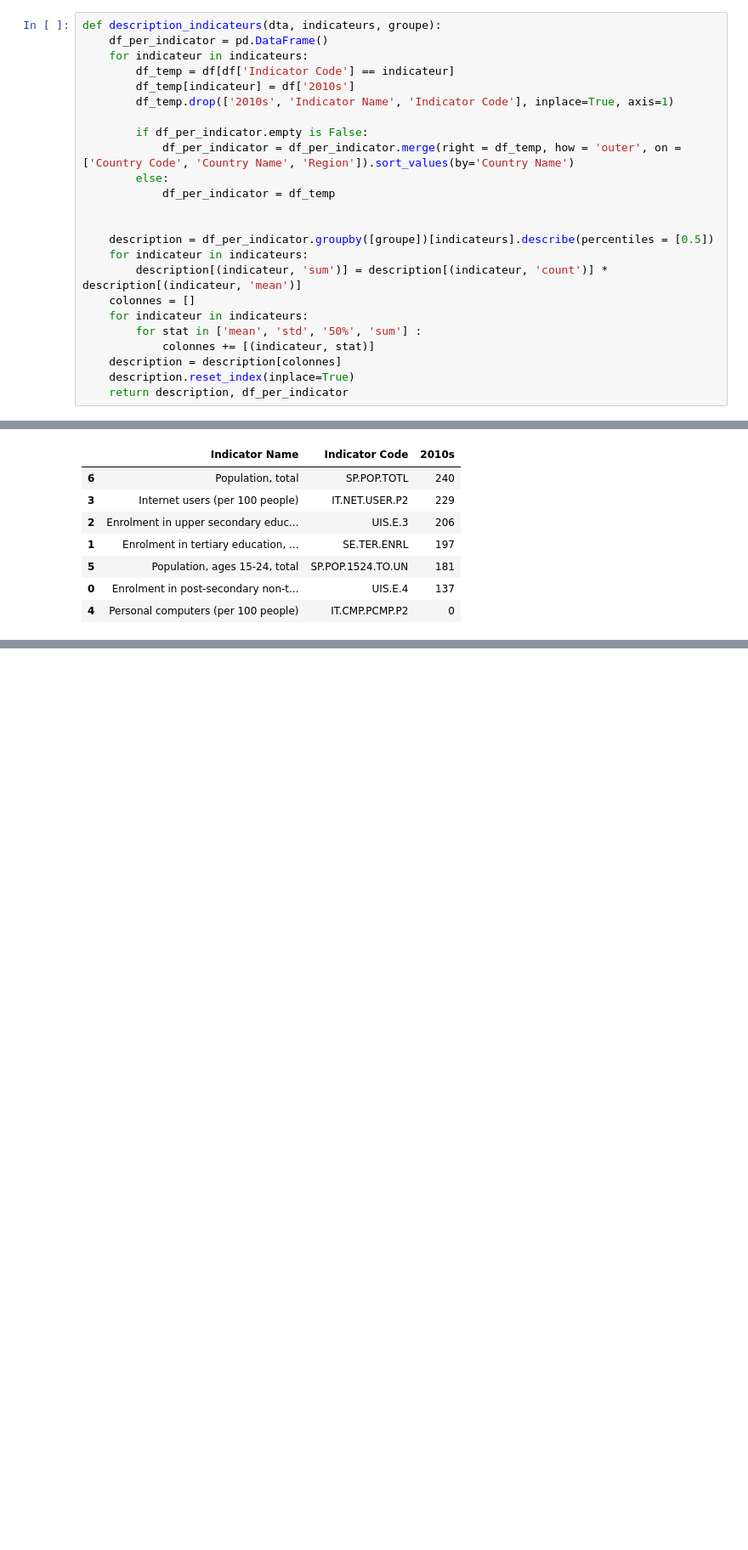
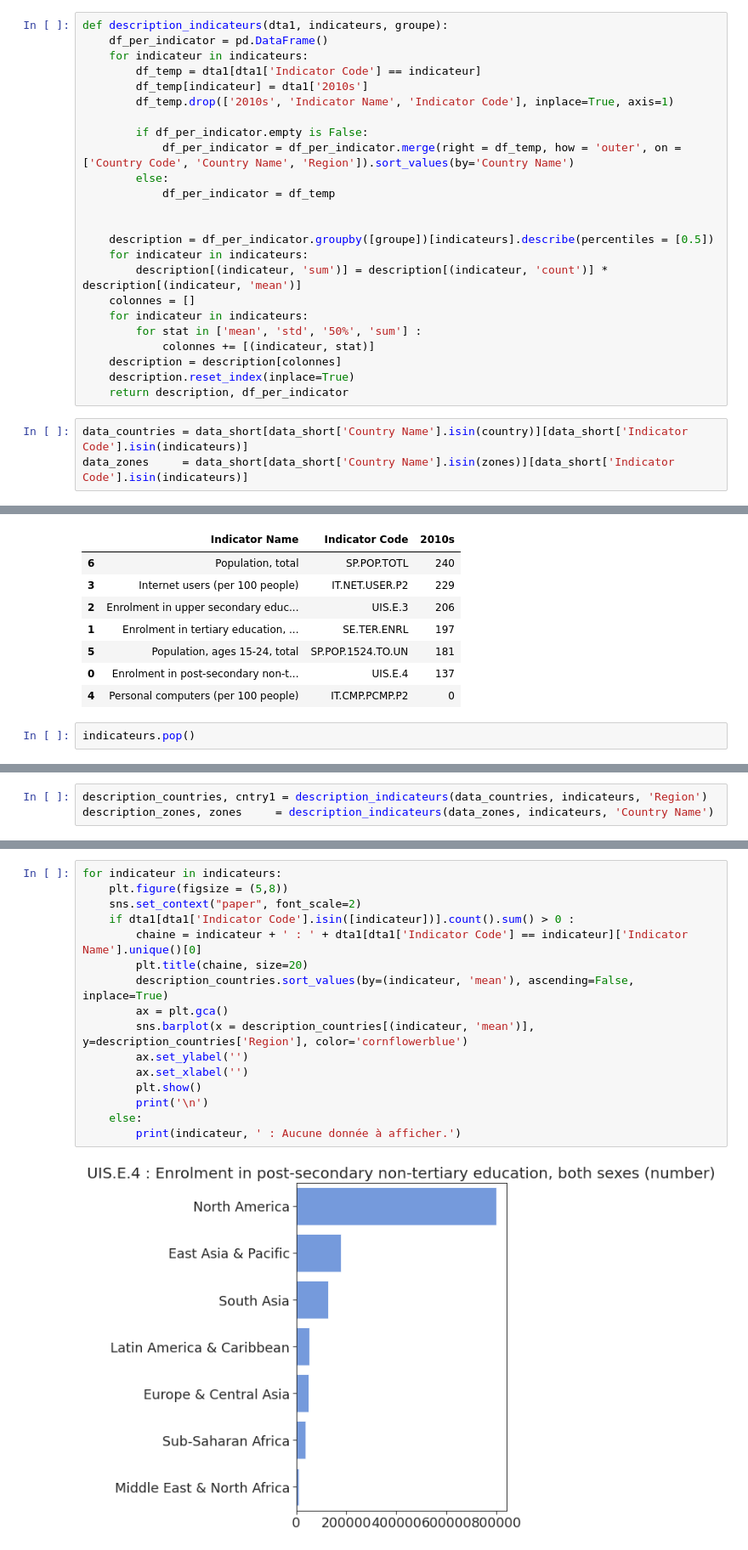
Before and after one commit to hadeyema/playground-6psrqy2u, a Jupyter notebook: projet2.ipynb, the cells around one changed output, grey strips where cells are left out. Shown at 85% size. Saved outputs shown, nothing was run; the diff lists cells and outputs as text; blank space fills up the shorter version.

```diff
--- a/projet2.ipynb
+++ b/projet2.ipynb
@@ -792,9 +816,9 @@ array(['Adjusted net enrolment rate, lower secondary, both sexes (%)',
 # %%
-def description_indicateurs(dta, indicateurs, groupe):
+def description_indicateurs(dta1, indicateurs, groupe):
     df_per_indicator = pd.DataFrame()
     for indicateur in indicateurs:
-        df_temp = df[df['Indicator Code'] == indicateur]
-        df_temp[indicateur] = df['2010s']
+        df_temp = dta1[dta1['Indicator Code'] == indicateur]
+        df_temp[indicateur] = dta1['2010s']
         df_temp.drop(['2010s', 'Indicator Name', 'Indicator Code'], inplace=True, axis=1)
 
         if df_per_indicator.empty is False:
@@ -813,6 +837,9 @@ def description_indicateurs(dta, indicateurs, groupe):
     description = description[colonnes]
     description.reset_index(inplace=True)
     return description, df_per_indicator
+# %%
+data_countries = data_short[data_short['Country Name'].isin(country)][data_short['Indicator Code'].isin(indicateurs)]
+data_zones     = data_short[data_short['Country Name'].isin(zones)][data_short['Indicator Code'].isin(indicateurs)]
 # %%
 indicateurs = ['UIS.E.4',
               'UIS.E.3',
@@ -833,3 +860,5 @@ dta1[dta1['Indicator Code'].isin(indicateurs)][['Indicator Name', 'Indicator Cod
 | 5 | Population, ages 15-24, total | SP.POP.1524.TO.UN | 181 |
 | 0 | Enrolment in post-secondary non-t... | UIS.E.4 | 137 |
 | 4 | Personal computers (per 100 people) | IT.CMP.PCMP.P2 | 0 |
+# %%
+indicateurs.pop()
@@ -835,0 +875,3 @@ dta1[dta1['Indicator Code'].isin(indicateurs)][['Indicator Name', 'Indicator Cod
+# %%
+description_countries, cntry1 = description_indicateurs(data_countries, indicateurs, 'Region')
+description_zones, zones     = description_indicateurs(data_zones, indicateurs, 'Country Name')
@@ -835,0 +900,18 @@ dta1[dta1['Indicator Code'].isin(indicateurs)][['Indicator Name', 'Indicator Cod
+# %%
+for indicateur in indicateurs:
+    plt.figure(figsize = (5,8))
+    sns.set_context("paper", font_scale=2)
+    if dta1[dta1['Indicator Code'].isin([indicateur])].count().sum() > 0 :
+        chaine = indicateur + ' : ' + dta1[dta1['Indicator Code'] == indicateur]['Indicator Name'].unique()[0]
+        plt.title(chaine, size=20)
+        description_countries.sort_values(by=(indicateur, 'mean'), ascending=False, inplace=True)
+        ax = plt.gca()
+        sns.barplot(x = description_countries[(indicateur, 'mean')], y=description_countries['Region'], color='cornflowerblue')
+        ax.set_ylabel('')
+        ax.set_xlabel('')
+        plt.show()
+        print('\n')
+    else:
+        print(indicateur, ' : Aucune donnée à afficher.')
+# %% [output]
+[figure, added]
```
Also changed, not shown: parts of 39 cells of this notebook.
